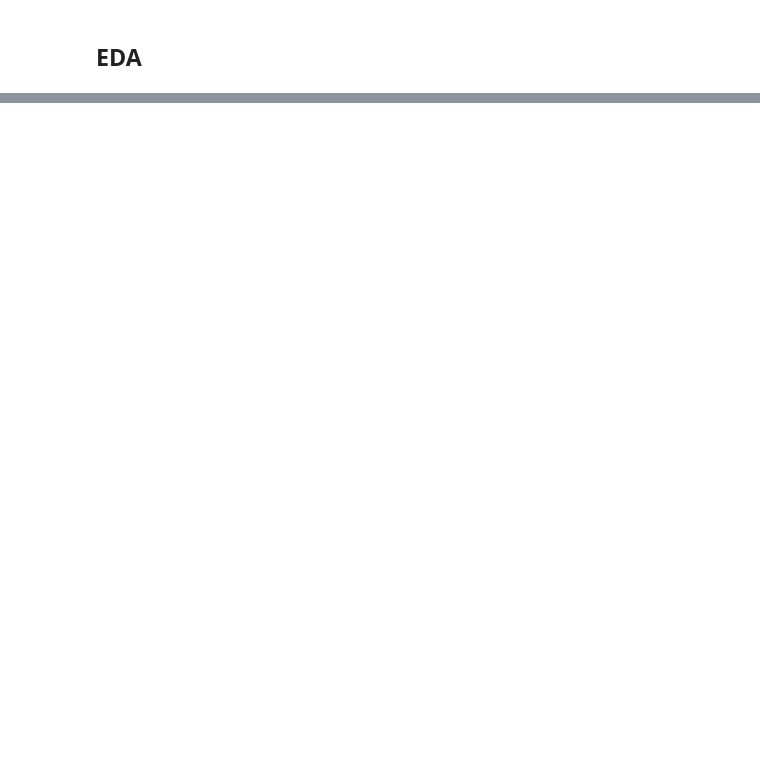
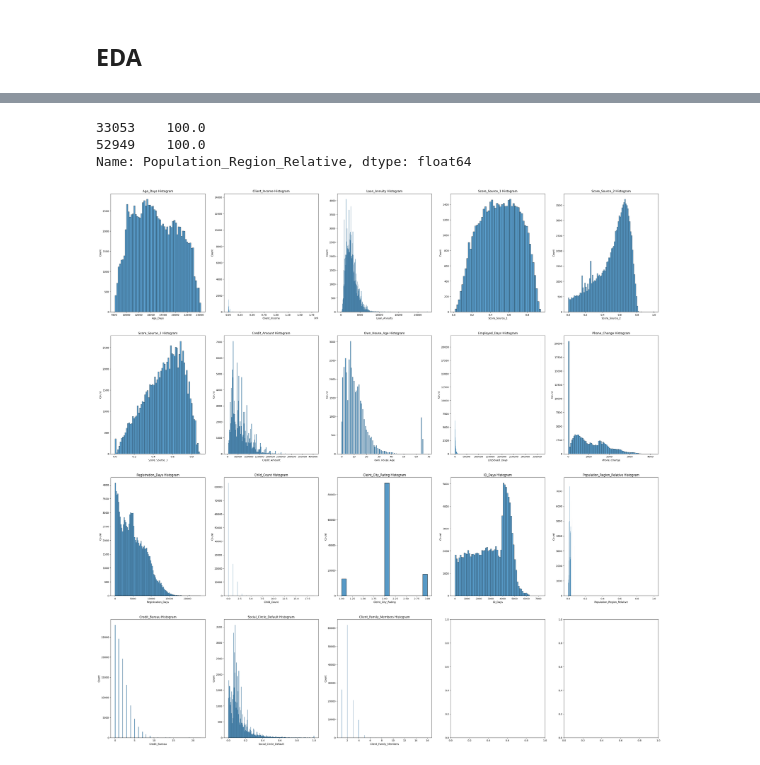
Before and after one commit to kimhyunso/semi_project, a Jupyter notebook: EDA.ipynb, the cells around one changed output, grey strips where cells are left out. Saved outputs shown, nothing was run; the diff lists cells and outputs as text; code cells hidden in the pictures; blank space fills up the shorter version.

```diff
--- a/EDA.ipynb
+++ b/EDA.ipynb
@@ -206,13 +45,0 @@ score_sources = ['Score_Source_1','Score_Source_2','Score_Source_3']
-# %%
-fig, axs = plt.subplots(2,2, figsize = (35,35))
-i=0
-j=1
-for rows in axs:
-    for ax in rows:
-        if i >1 :
-            break
-        sns.violinplot(x=score_sources[i],y=score_sources[j], hue='Default',data=data, ax=ax,split=True )
-        j+=1
-        if(j >2):
-            i+=1
-            j=i+1
@@ -222,0 +140,24 @@ sns.violinplot(x=score_sources[0],y=score_sources[1], hue='Default',data=data, a
+# %%
+data.Population_Region_Relative[data.Population_Region_Relative.ge(0.9)]
+# %% [output]
+33053    100.0
+52949    100.0
+Name: Population_Region_Relative, dtype: float64
+# %%
+data.Score_Source_2 = data.Score_Source_2.apply(lambda x : 1 if x >=1 else x)
+data.Population_Region_Relative = data.Population_Region_Relative.apply(lambda x : 1 if x >=1 else x)
+# %%
+# after remove outliners numeric columns histograms
+# estimated time 20 seconds
+fig, axs = plt.subplots(4,5, figsize = (40,40))
+i=0
+for rows in axs:
+
+    for ax in rows:
+        if i >17 :
+            break
+        sns.histplot(x=numeri_cols[i], data=data, ax=ax)
+        ax.set_title(numeri_cols[i]+" Histogram")
+        i+=1
+# %% [output]
+[figure, added]
```
Also changed, not shown: parts of 63 cells of this notebook.
